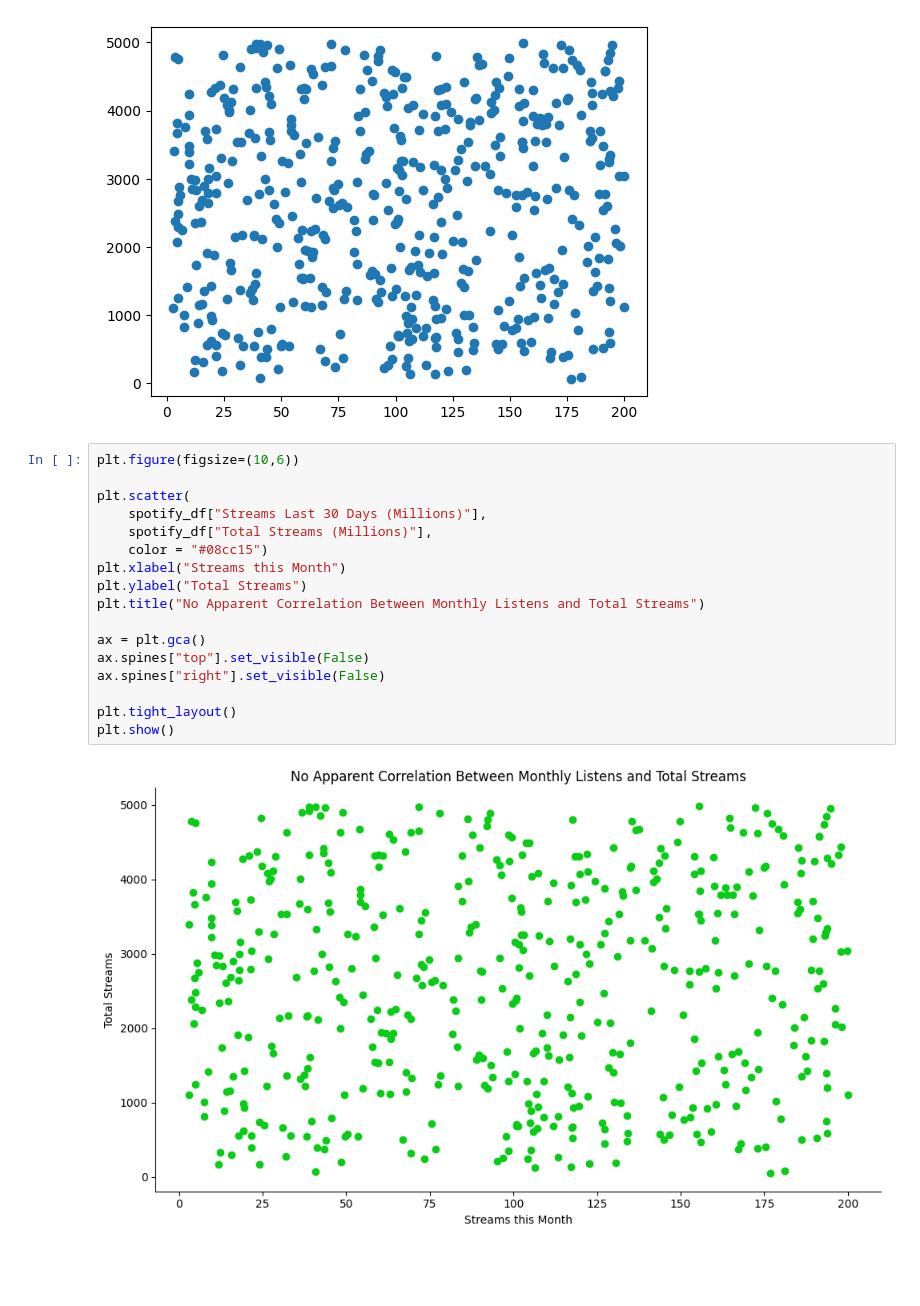
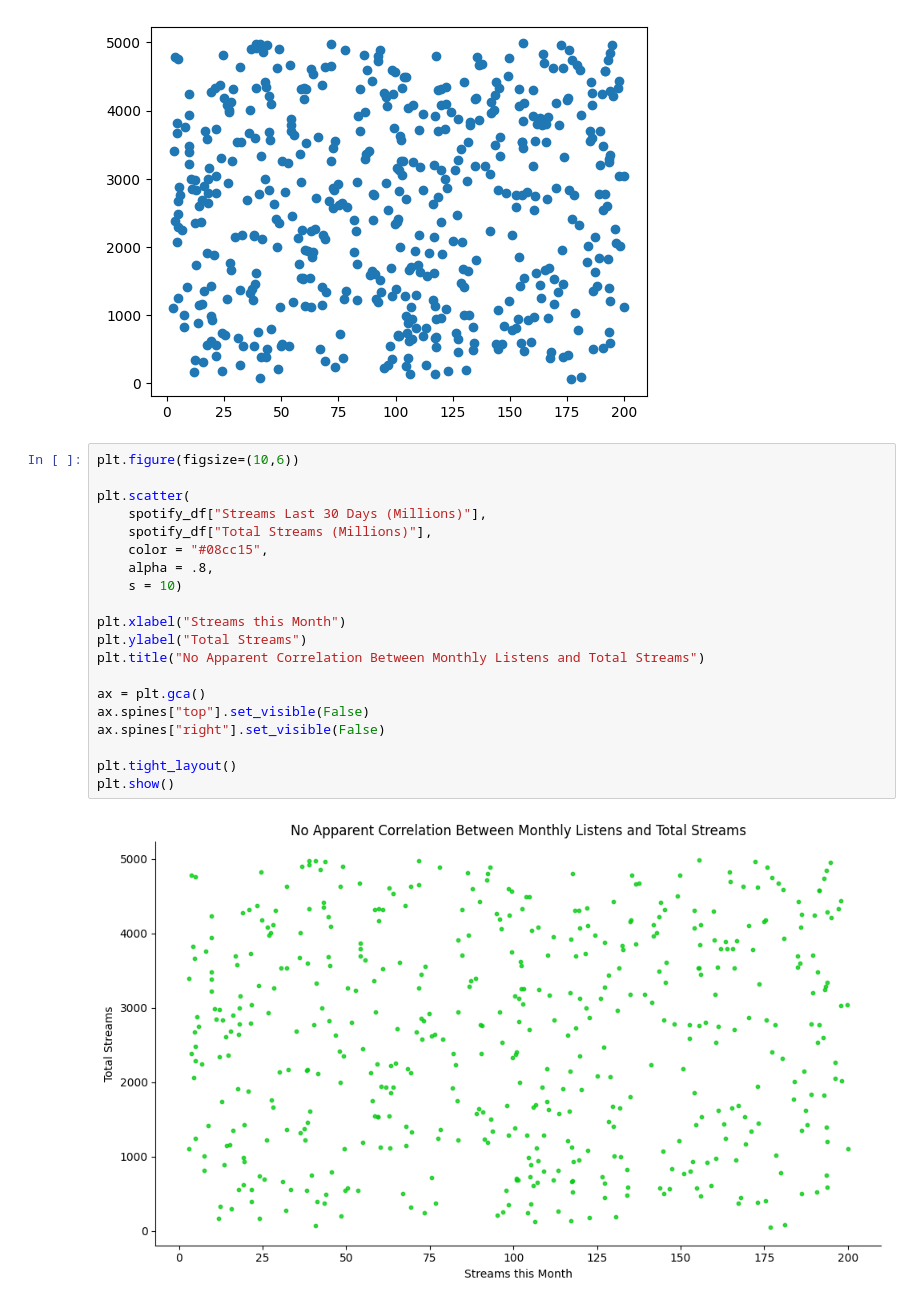
Before and after one commit to ryann1004/Visualization_Learning_RobYann, a Jupyter notebook: Notebooks/Visualization_Learning-1.ipynb, the cells around one changed output. Cells and saved outputs as stored; diff of their text form; blank space fills up the shorter version.

Commit message:
Scatter Plots

```diff
--- a/Notebooks/Visualization_Learning-1.ipynb
+++ b/Notebooks/Visualization_Learning-1.ipynb
@@ -172,19 +172,22 @@ plt.show()
 # %%
 plt.figure(figsize=(10,6))
 
 plt.scatter(
     spotify_df["Streams Last 30 Days (Millions)"],
     spotify_df["Total Streams (Millions)"],
-    color = "#08cc15")
+    color = "#08cc15",
+    alpha = .8,
+    s = 10)
+
 plt.xlabel("Streams this Month")
 plt.ylabel("Total Streams")
 plt.title("No Apparent Correlation Between Monthly Listens and Total Streams")
 
 ax = plt.gca()
 ax.spines["top"].set_visible(False)
 ax.spines["right"].set_visible(False)
 
 plt.tight_layout()
 plt.show()
 # %% [output]
-[figure, old version]
+[figure, new version]
```
Also changed, not shown: parts of 1 cell of this notebook.
